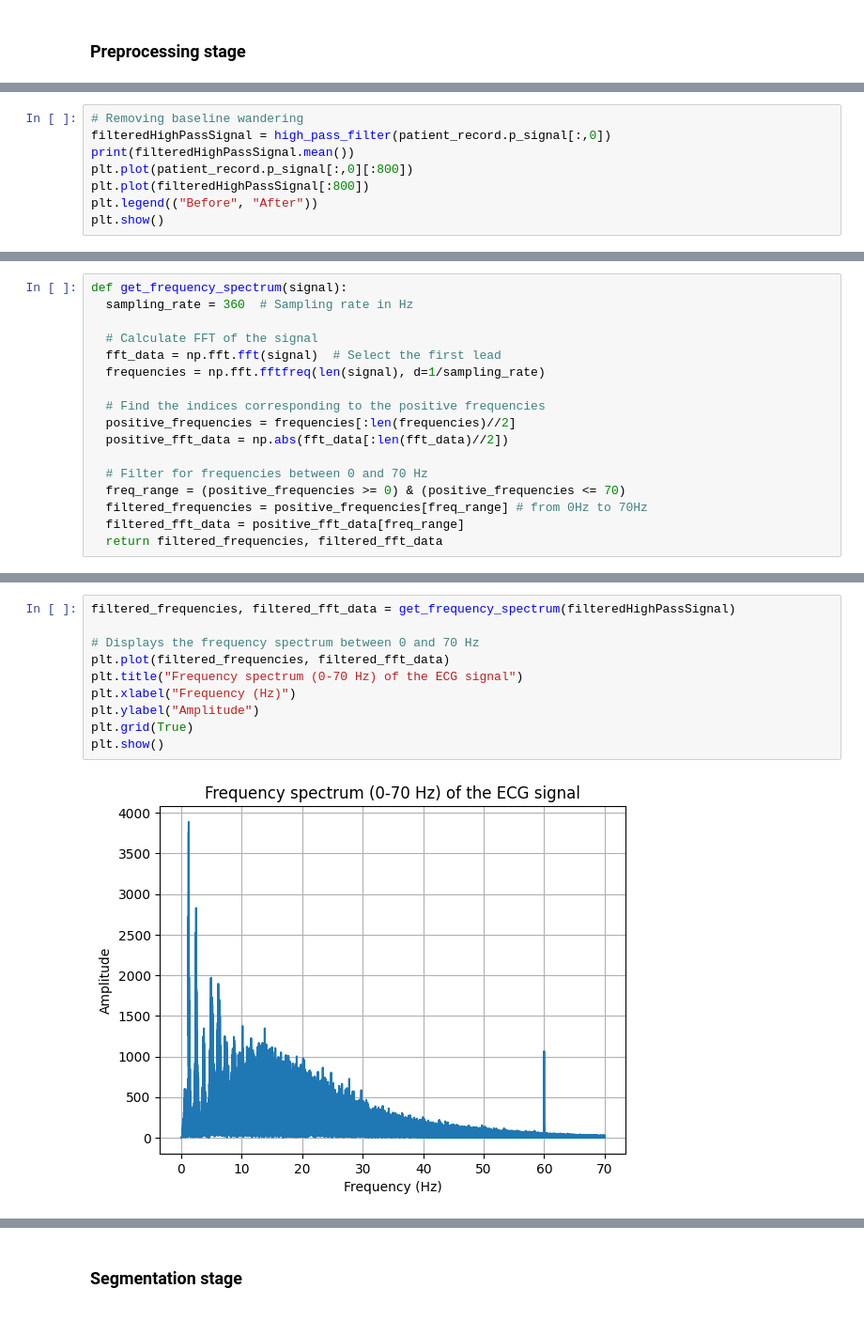
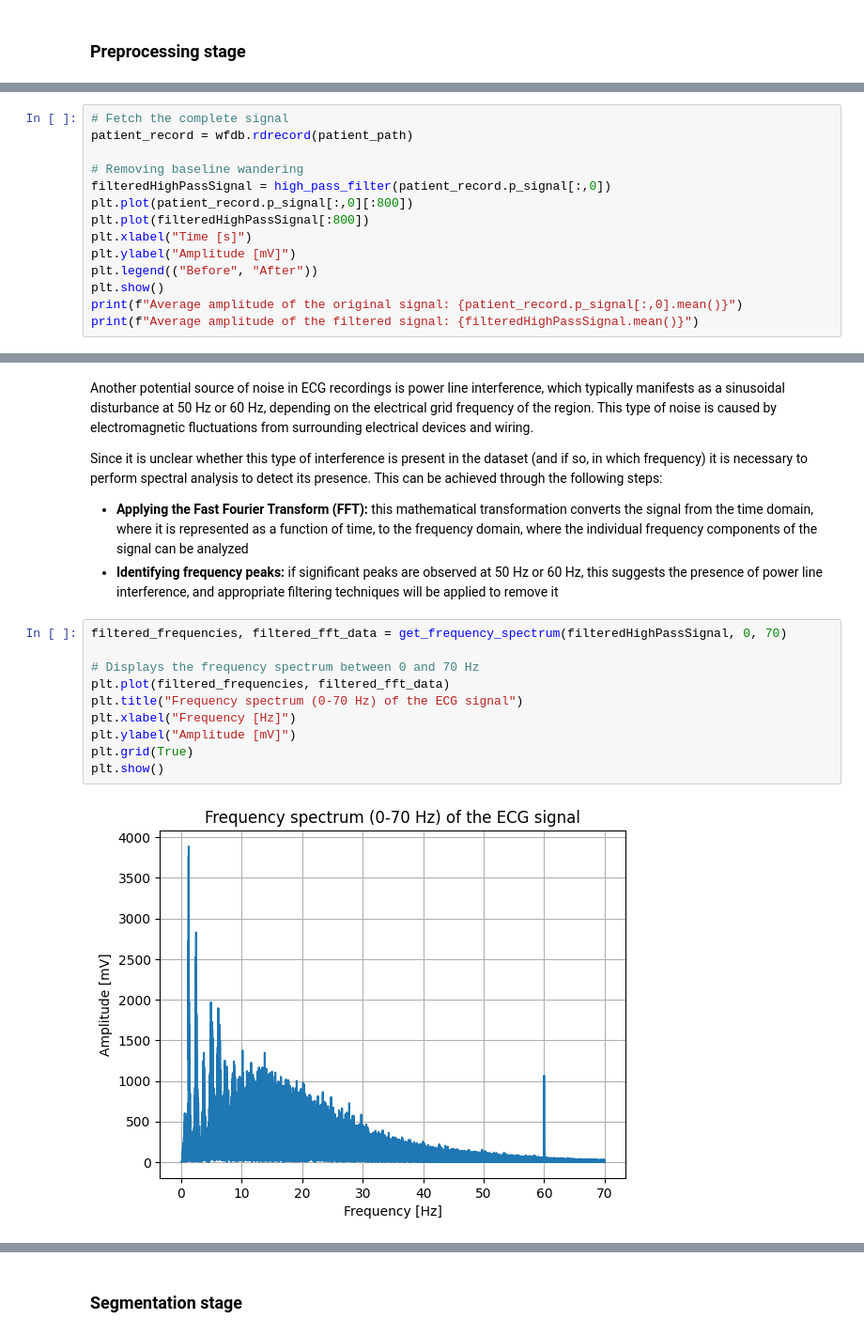
Before and after one commit to GiulioTaralli/Deep-Learning-Classification-MIT-BIH-Arrhythmia-Database, a Jupyter notebook: MIT_BIH_Arrhytmia_Classification.ipynb, the cells around one changed output, grey strips where cells are left out. Shown at 94% size. Cells and saved outputs as stored; diff of their text form.

```diff
--- a/MIT_BIH_Arrhytmia_Classification.ipynb
+++ b/MIT_BIH_Arrhytmia_Classification.ipynb
@@ -191,9 +281,15 @@ def high_pass_filter(original_signal, cutoff_frequency=0.5, sampling_rate=360, o
 # %%
+# Fetch the complete signal
+patient_record = wfdb.rdrecord(patient_path)
+
 # Removing baseline wandering
 filteredHighPassSignal = high_pass_filter(patient_record.p_signal[:,0])
-print(filteredHighPassSignal.mean())
 plt.plot(patient_record.p_signal[:,0][:800])
 plt.plot(filteredHighPassSignal[:800])
+plt.xlabel("Time [s]")
+plt.ylabel("Amplitude [mV]")
 plt.legend(("Before", "After"))
 plt.show()
+print(f"Average amplitude of the original signal: {patient_record.p_signal[:,0].mean()}")
+print(f"Average amplitude of the filtered signal: {filteredHighPassSignal.mean()}")
 # %% [output]
@@ -208,17 +298,0 @@ Since I don't know if this type of noise is present in this dataset I can do a s
-# %%
-def get_frequency_spectrum(signal):
-  sampling_rate = 360  # Sampling rate in Hz
-
-  # Calculate FFT of the signal
-  fft_data = np.fft.fft(signal)  # Select the first lead
-  frequencies = np.fft.fftfreq(len(signal), d=1/sampling_rate)
-
-  # Find the indices corresponding to the positive frequencies
-  positive_frequencies = frequencies[:len(frequencies)//2]
-  positive_fft_data = np.abs(fft_data[:len(fft_data)//2])
-
-  # Filter for frequencies between 0 and 70 Hz
-  freq_range = (positive_frequencies >= 0) & (positive_frequencies <= 70)
-  filtered_frequencies = positive_frequencies[freq_range] # from 0Hz to 70Hz
-  filtered_fft_data = positive_fft_data[freq_range]
-  return filtered_frequencies, filtered_fft_data
@@ -225,12 +352,18 @@ def get_frequency_spectrum(signal):
+# %% [markdown]
+Another potential source of noise in ECG recordings is power line interference, which typically manifests as a sinusoidal disturbance at 50 Hz or 60 Hz, depending on the electrical grid frequency of the region. This type of noise is caused by electromagnetic fluctuations from surrounding electrical devices and wiring.
+
+Since it is unclear whether this type of interference is present in the dataset (and if so, in which frequency) it is necessary to perform spectral analysis to detect its presence. This can be achieved through the following steps:
+- **Applying the Fast Fourier Transform (FFT):** this mathematical transformation converts the signal from the time domain, where it is represented as a function of time, to the frequency domain, where the individual frequency components of the signal can be analyzed
+- **Identifying frequency peaks:** if significant peaks are observed at 50 Hz or 60 Hz, this suggests the presence of power line interference, and appropriate filtering techniques will be applied to remove it
 # %%
-filtered_frequencies, filtered_fft_data = get_frequency_spectrum(filteredHighPassSignal)
+filtered_frequencies, filtered_fft_data = get_frequency_spectrum(filteredHighPassSignal, 0, 70)
 
 # Displays the frequency spectrum between 0 and 70 Hz
 plt.plot(filtered_frequencies, filtered_fft_data)
 plt.title("Frequency spectrum (0-70 Hz) of the ECG signal")
-plt.xlabel("Frequency (Hz)")
-plt.ylabel("Amplitude")
+plt.xlabel("Frequency [Hz]")
+plt.ylabel("Amplitude [mV]")
 plt.grid(True)
 plt.show()
 # %% [output]
-[figure, old version]
+[figure, new version]
```
Also changed, not shown: parts of 40 cells of this notebook.
